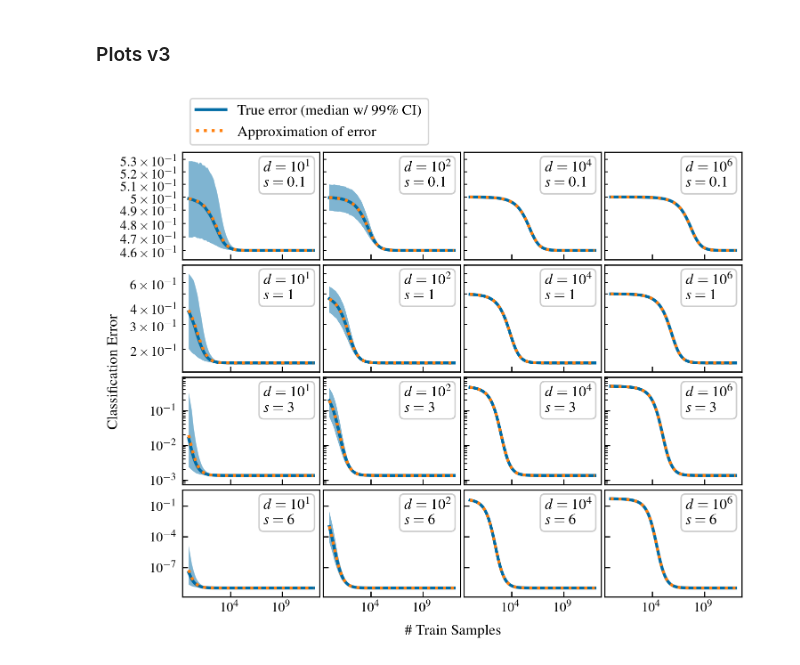
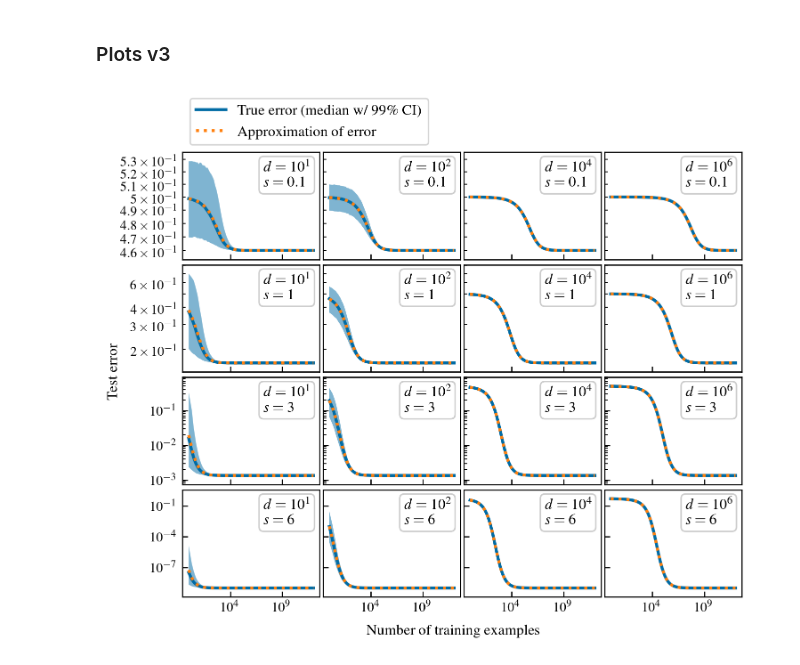
Before and after one commit to ed1d1a8d/scaling, a Jupyter notebook: notebooks/gaussian/simplest.ipynb, the cells around one changed output. Cells and saved outputs as stored; diff of their text form; code cells hidden in the pictures.

```diff
--- a/notebooks/gaussian/simplest.ipynb
+++ b/notebooks/gaussian/simplest.ipynb
@@ -403,8 +403,8 @@ plt.style.use(
 width = stylesheets.ICLR_2023["col1_width"]
 fig = plt.figure(figsize=(width, width * 0.8))
 plt.subplots_adjust(hspace=0.05, wspace=0.025)
-fig.supxlabel("\# Train Samples", y=0.04)
-fig.supylabel("Classification Error")
+fig.supxlabel("Number of training examples", y=0.04)
+fig.supylabel("Test error")
 
 plot_idx = 1
 for s in ss:
@@ -448,31 +448,31 @@ for s in ss:
             y=0.6,
             x=0.76,
             bbox=dict(
                 facecolor="none",
                 edgecolor="black",
                 alpha=0.2,
                 boxstyle="round",
             ),
         ).set_multialignment("left")
         plt.xscale("log")
         plt.yscale("log")
 
         log_margin = (yhi / ylo) ** 0.1
         plt.ylim(ylo / log_margin, yhi * log_margin)
 
         # Show minor ticks for first two rows
         # if plot_idx <= len(ds) * 2:
         # ax.grid(visible=True, which="minor", axis="y")
         # Only show xticks on bottom row
         if plot_idx <= len(ds) * (len(ss) - 1):
             ax.axes.xaxis.set_ticklabels([])
         # Only show yticks on left column
         if plot_idx % len(ds) != 1:
             ax.axes.yaxis.set_ticklabels([])
             ax.axes.yaxis.set_ticklabels([], minor=True)
 
         plot_idx += 1
 
 plt.savefig("figures/app-gaussian-plot-grid.pgf", bbox_inches="tight")
 # %% [output]
-[figure, old version]
+[figure, new version]
```
Also changed, not shown: 3 other files.
